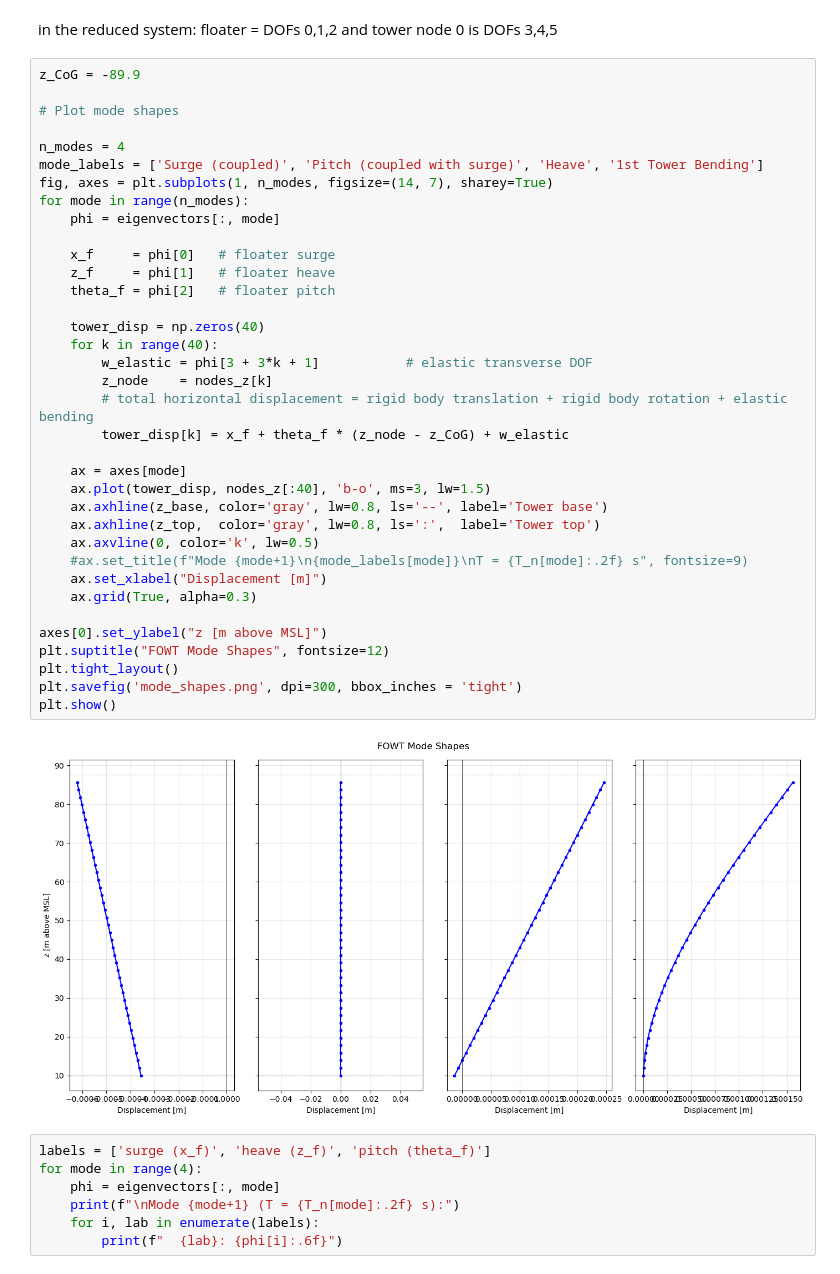
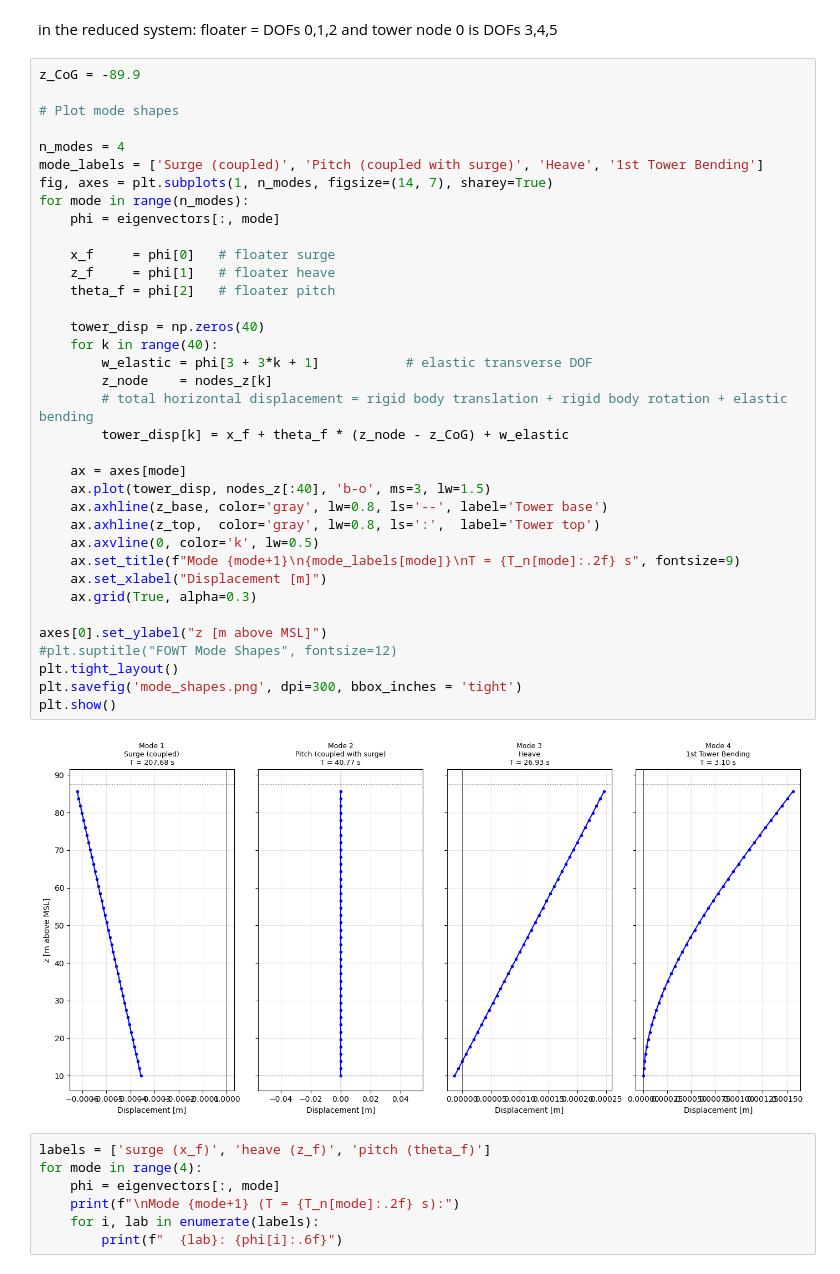
Before and after one commit to carolinaprucha/CIEM4210-Computational-Modelling, a Jupyter notebook: FOWT_FEM.ipynb, the cells around one changed output. Cells and saved outputs as stored; diff of their text form.

```diff
--- a/FOWT_FEM.ipynb
+++ b/FOWT_FEM.ipynb
@@ -385,36 +385,36 @@ z_CoG = -89.9
 n_modes = 4
 mode_labels = ['Surge (coupled)', 'Pitch (coupled with surge)', 'Heave', '1st Tower Bending']
 fig, axes = plt.subplots(1, n_modes, figsize=(14, 7), sharey=True)
 for mode in range(n_modes):
     phi = eigenvectors[:, mode]
 
     x_f     = phi[0]   # floater surge
     z_f     = phi[1]   # floater heave
     theta_f = phi[2]   # floater pitch
 
     tower_disp = np.zeros(40)
     for k in range(40):
         w_elastic = phi[3 + 3*k + 1]           # elastic transverse DOF
         z_node    = nodes_z[k]
         # total horizontal displacement = rigid body translation + rigid body rotation + elastic bending
         tower_disp[k] = x_f + theta_f * (z_node - z_CoG) + w_elastic
 
     ax = axes[mode]
     ax.plot(tower_disp, nodes_z[:40], 'b-o', ms=3, lw=1.5)
     ax.axhline(z_base, color='gray', lw=0.8, ls='--', label='Tower base')
     ax.axhline(z_top,  color='gray', lw=0.8, ls=':',  label='Tower top')
     ax.axvline(0, color='k', lw=0.5)
-    #ax.set_title(f"Mode {mode+1}\n{mode_labels[mode]}\nT = {T_n[mode]:.2f} s", fontsize=9)
+    ax.set_title(f"Mode {mode+1}\n{mode_labels[mode]}\nT = {T_n[mode]:.2f} s", fontsize=9)
     ax.set_xlabel("Displacement [m]")
     ax.grid(True, alpha=0.3)
 
 axes[0].set_ylabel("z [m above MSL]")
-plt.suptitle("FOWT Mode Shapes", fontsize=12)
+#plt.suptitle("FOWT Mode Shapes", fontsize=12)
 plt.tight_layout()
 plt.savefig('mode_shapes.png', dpi=300, bbox_inches = 'tight')
 plt.show()
 # %% [output]
-[figure, old version]
+[figure, new version]
 # %%
 labels = ['surge (x_f)', 'heave (z_f)', 'pitch (theta_f)']
 for mode in range(4):
```
Also changed, not shown: parts of 1 cell of this notebook, 2 other files.
